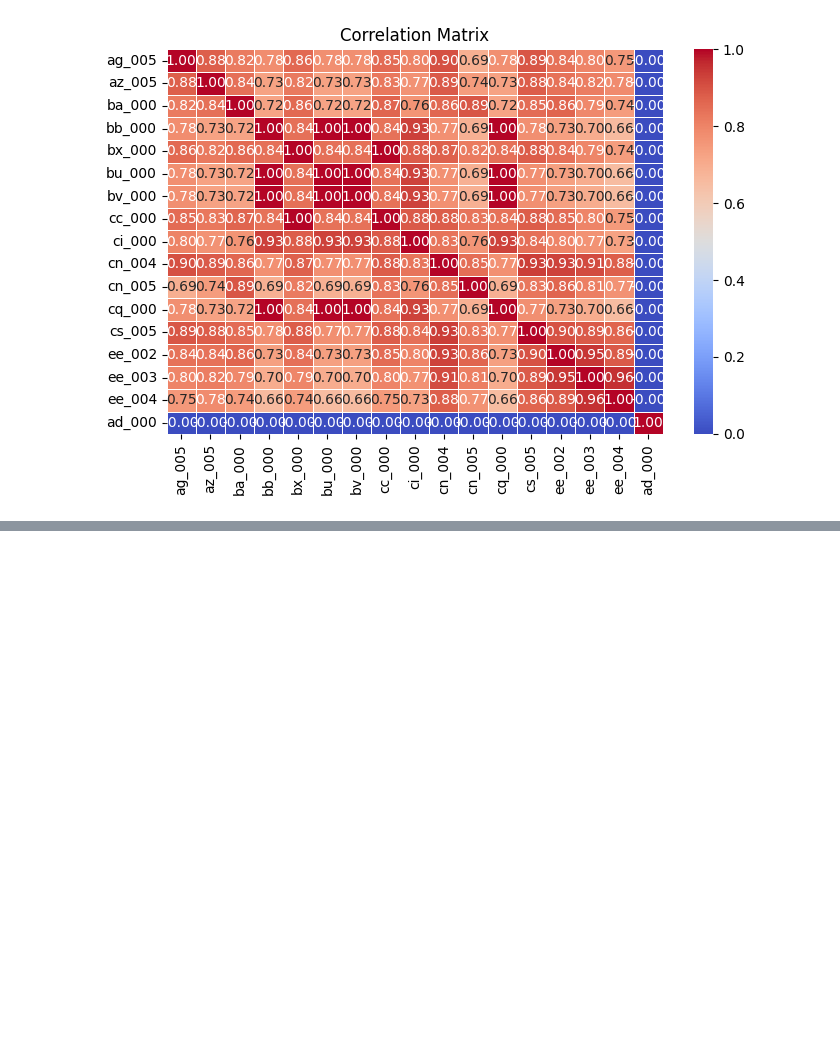
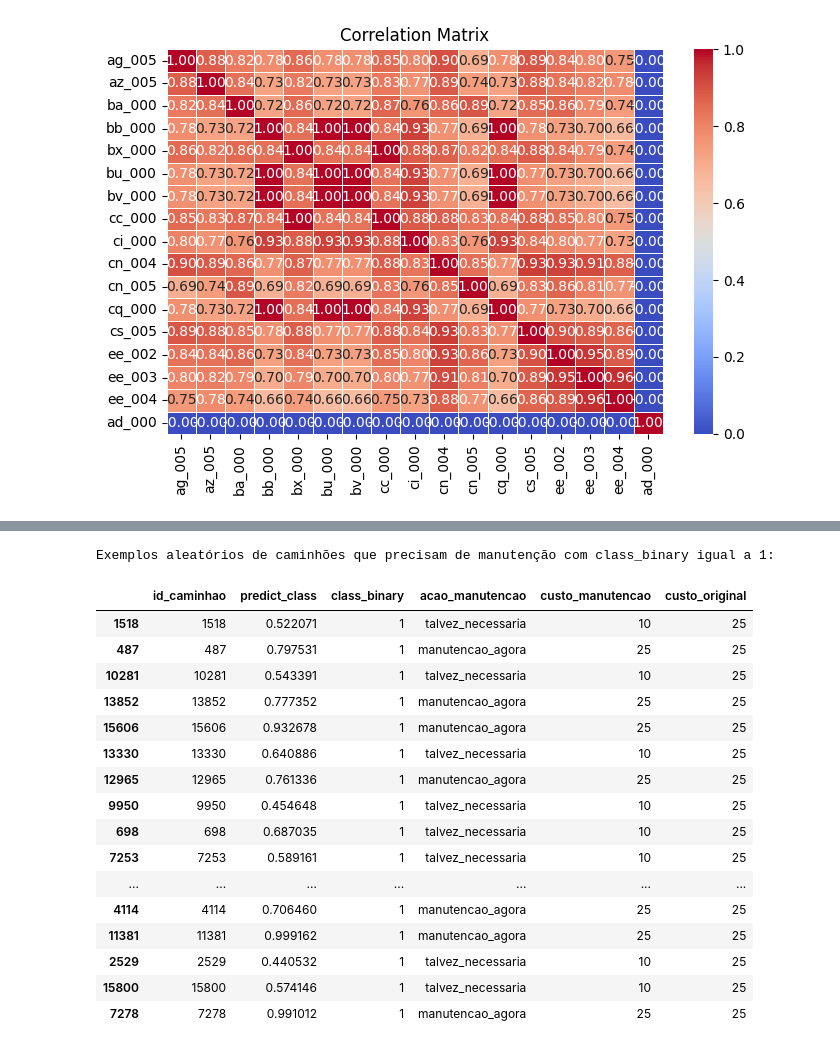
Before and after one commit to Delevati/airsystem_predict, a Jupyter notebook: models/random_forest/run_train_RF.ipynb, the cells around one changed output, grey strips where cells are left out. Drawn from its saved outputs; the diff is of its cells as text; code cells hidden in the pictures; blank space fills up the shorter version.

```diff
--- a/models/random_forest/run_train_RF.ipynb
+++ b/models/random_forest/run_train_RF.ipynb
@@ -328,0 +304,76 @@ Direct count from 'present year' and 'predict present year' maintenance trucks:
+# %%
+# Função para calcular o custo de manutenção com base nas ações determinadas
+def calcular_custo_manutencao(df):
+    custo_agora = 25
+    custo_talvez = 10
+    custo_nao_agora = 500
+
+    df['acao_manutencao'] = pd.cut(df['predict_class'], bins=[-np.inf, 0.35, 0.7, np.inf],
+                                   labels=['sem_manutencao', 'talvez_necessaria', 'manutencao_agora'])
+
+    df['custo_manutencao'] = df['acao_manutencao'].map({
+        'manutencao_agora': custo_agora,
+        'talvez_necessaria': custo_talvez,
+        'sem_manutencao': custo_nao_agora
+    }).fillna(custo_nao_agora).astype(int)
+
+    return df
+
+# Função para calcular o custo original de manutenção com base na classe original
+def calcular_custo_original(valor_classe):
+    if valor_classe == 1:
+        return 25
+    elif valor_classe == 0:
+        return 500
+    else:
+        return np.nan
+
+# Criar DataFrame de saída
+df_saida = pd.DataFrame({
+    'id_caminhao': df_present.index,  # Suponha que os índices são os IDs dos caminhões
+    'predict_class': np.random.rand(len(df_present)),  # Exemplo de previsões aleatórias
+    'class_binary': df_present['class_binary']
+})
+
+# Calcular custos originais e custos de manutenção usando previsões
+df_saida['custo_original'] = df_saida['class_binary'].apply(calcular_custo_original)
+df_saida = calcular_custo_manutencao(df_saida)
+
+# Filtrar apenas os exemplos onde class_binary é igual a 1
+df_class_1 = df_saida[df_saida['class_binary'] == 1]
+
+# Selecionar aleatoriamente 50 exemplos de caminhões que precisam de manutenção entre aqueles com class_binary igual a 1
+caminhoes_manutencao_class_1_aleatorios = df_class_1[df_class_1['acao_manutencao'] != 'sem_manutencao'][
+    ['id_caminhao', 'predict_class', 'class_binary', 'acao_manutencao', 'custo_manutencao', 'custo_original']
+].sample(n=50, random_state=42)
+
+print("Exemplos aleatórios de caminhões que precisam de manutenção com class_binary igual a 1:")
+display(caminhoes_manutencao_class_1_aleatorios)
+# Verify counts of predicted and actual maintenance needs
+count_pred = np.bincount(y_pred_present)
+count_present = np.bincount(y_present)
+difference = count_pred - count_present
+
+print("\nDirect count from 'present year' and 'predict present year' maintenance trucks: \n")
+print(f"* Present_year_real_values: {count_present[0]} neg and {count_present[1]} pos.")
+print(f"* Present_year_pred_values: {count_pred[0]} neg and {count_pred[1]} pos.\n")
+print(f"-------------- * Difference: {difference[0]} neg and {difference[1]} pos. \n")
+# %% [output]
+Exemplos aleatórios de caminhões que precisam de manutenção com class_binary igual a 1:
+|  | id_caminhao | predict_class | class_binary | acao_manutencao | custo_manutencao | custo_original |
+| 1518 | 1518 | 0.522071 | 1 | talvez_necessaria | 10 | 25 |
+| 487 | 487 | 0.797531 | 1 | manutencao_agora | 25 | 25 |
+| 10281 | 10281 | 0.543391 | 1 | talvez_necessaria | 10 | 25 |
+| 13852 | 13852 | 0.777352 | 1 | manutencao_agora | 25 | 25 |
+| 15606 | 15606 | 0.932678 | 1 | manutencao_agora | 25 | 25 |
+| 13330 | 13330 | 0.640886 | 1 | talvez_necessaria | 10 | 25 |
+| 12965 | 12965 | 0.761336 | 1 | manutencao_agora | 25 | 25 |
+| 9950 | 9950 | 0.454648 | 1 | talvez_necessaria | 10 | 25 |
+| 698 | 698 | 0.687035 | 1 | talvez_necessaria | 10 | 25 |
+| 7253 | 7253 | 0.589161 | 1 | talvez_necessaria | 10 | 25 |
+| ... | ... | ... | ... | ... | ... | ... |
+| 4114 | 4114 | 0.706460 | 1 | manutencao_agora | 25 | 25 |
+| 11381 | 11381 | 0.999162 | 1 | manutencao_agora | 25 | 25 |
+| 2529 | 2529 | 0.440532 | 1 | talvez_necessaria | 10 | 25 |
+| 15800 | 15800 | 0.574146 | 1 | talvez_necessaria | 10 | 25 |
+| 7278 | 7278 | 0.991012 | 1 | manutencao_agora | 25 | 25 |
```
Also changed, not shown: parts of 5 cells of this notebook.
